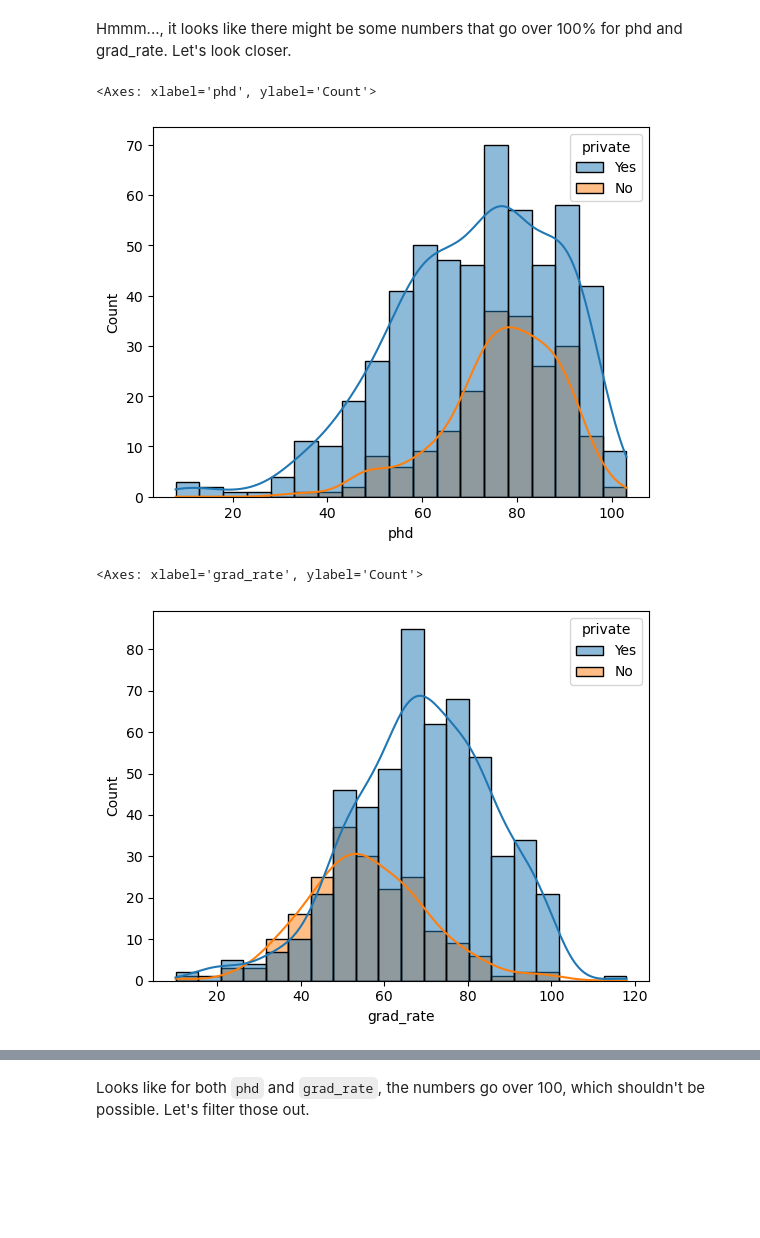
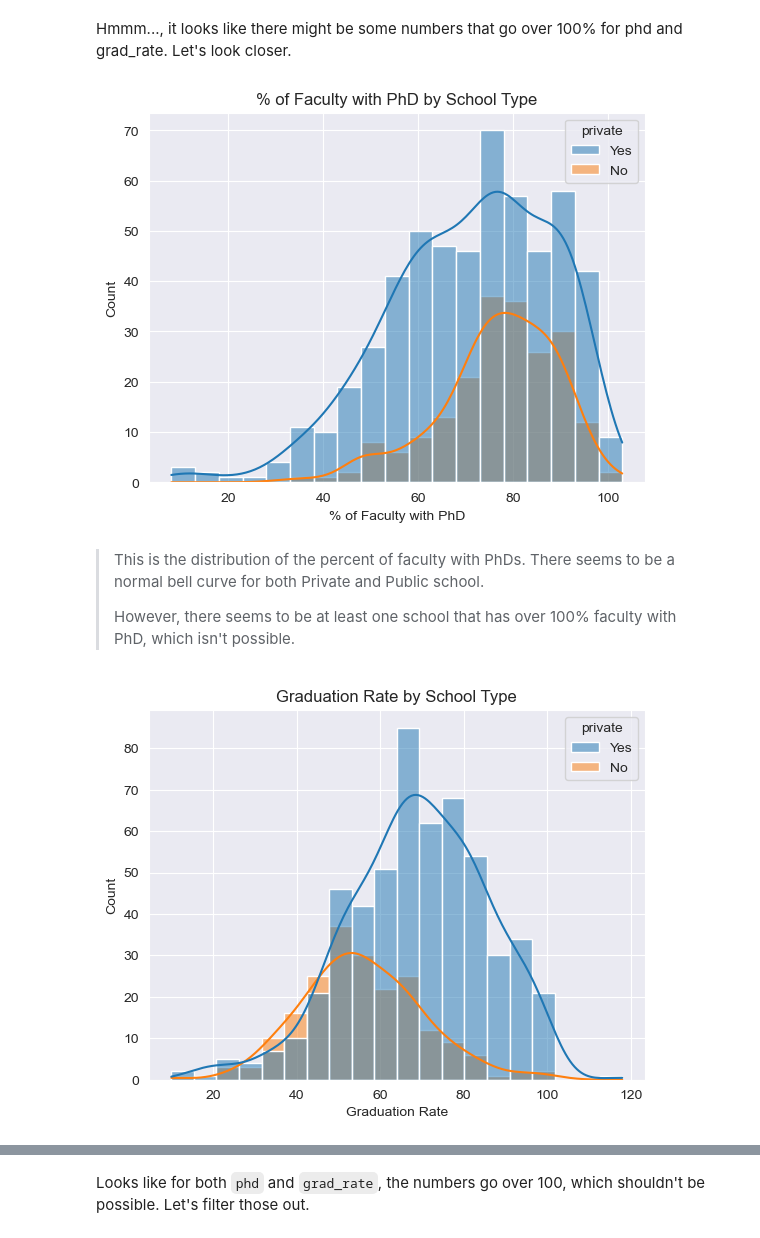
Before and after one commit to danielphilip12/College-Admissions, a Jupyter notebook: EDA.ipynb, the cells around one changed output, grey strips where cells are left out. Drawn from its saved outputs; the diff is of its cells as text; code cells hidden in the pictures; blank space fills up the shorter version.

```diff
--- a/EDA.ipynb
+++ b/EDA.ipynb
@@ -7,6 +7,8 @@ import numpy as np
 import pandas as pd
 import matplotlib.pyplot as plt
 import seaborn as sns
+# %%
+sns.set_style('darkgrid')
 # %% [markdown]
 ## Data Import and Overview
 # %%
@@ -192,11 +194,19 @@ df.describe()
 Hmmm..., it looks like there might be some numbers that go over 100% for phd and grad_rate. Let's look closer.
 # %%
 sns.histplot(data=df, x='phd', hue='private', kde=True)
+plt.title("% of Faculty with PhD by School Type")
+plt.xlabel("% of Faculty with PhD")
+plt.savefig('./images/phd_before.png')
 # %% [output]
-<Axes: xlabel='phd', ylabel='Count'>
-[figure, old version]
+[figure, new version]
+# %% [markdown]
+> This is the distribution of the percent of faculty with PhDs. There seems to be a normal bell curve for both Private and Public school.
+>
+> However, there seems to be at least one school that has over 100% faculty with PhD, which isn't possible.
 # %%
 sns.histplot(data=df, x='grad_rate', hue='private', kde=True)
+plt.title("Graduation Rate by School Type")
+plt.xlabel("Graduation Rate")
+plt.savefig('./images/grad_rate_before.png')
 # %% [output]
-<Axes: xlabel='grad_rate', ylabel='Count'>
-[figure, old version]
+[figure, new version]
```
Also changed, not shown: parts of 18 cells of this notebook, 11 other files.
